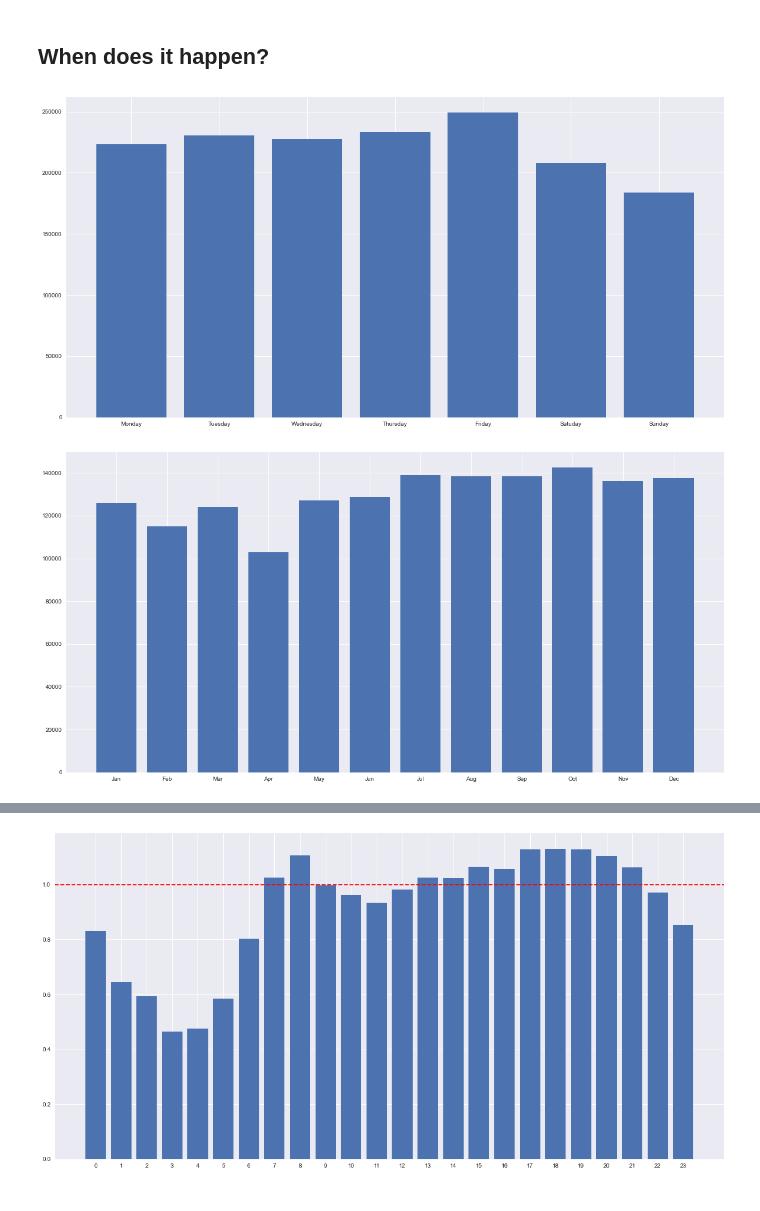
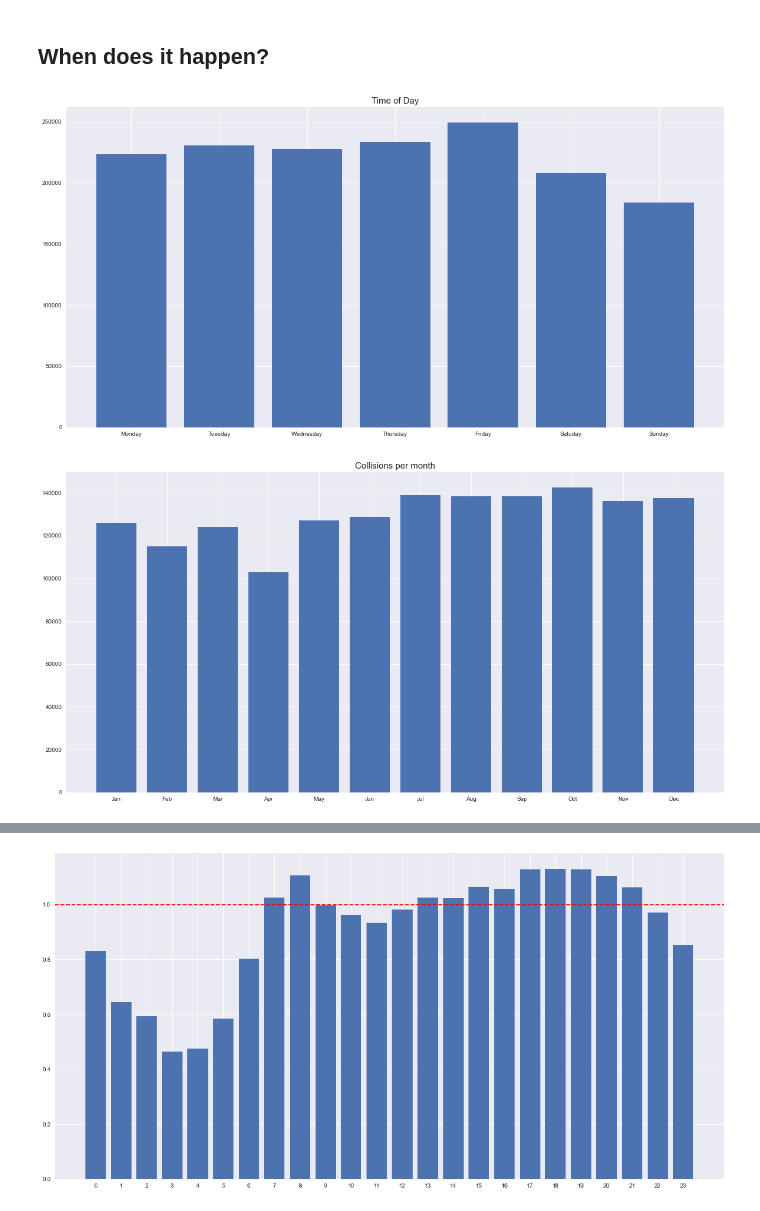
Before and after one commit to rasgaard/socialdatascience, a Jupyter notebook: notebook.ipynb, the cells around one changed output, grey strips where cells are left out. Drawn from its saved outputs; the diff is of its cells as text; code cells hidden in the pictures.

```diff
--- a/notebook.ipynb
+++ b/notebook.ipynb
@@ -103,14 +106,16 @@ df['CRASH TIMESTAMP'] = pd.to_datetime(df['CRASH DATE'] + ' ' + df['CRASH TIME']
 # %%
 plt.figure(figsize=(20,10))
 plt.bar(df.groupby(df['CRASH TIMESTAMP'].dt.weekday).size().index, df.groupby(df['CRASH TIMESTAMP'].dt.weekday).size().values)
-plt.xticks(range(0,7), ['Monday','Tuesday','Wednesday','Thursday','Friday', 'Satuday', 'Sunday'])
+plt.xticks(range(0,7), ['Monday','Tuesday','Wednesday','Thursday','Friday', 'Satuday', 'Sunday'], fontsize=10)
+plt.title('Time of Day', fontsize=15)
 plt.show()
 # %% [output]
-[figure, old version]
+[figure, new version]
 # %%
 plt.figure(figsize=(20,10))
 plt.bar(df.groupby(df['CRASH TIMESTAMP'].dt.month).size().index, df.groupby(df['CRASH TIMESTAMP'].dt.month).size().values)
 plt.xticks(range(1,13), ['Jan', 'Feb', 'Mar', 'Apr', 'May', 'Jun', 'Jul', 'Aug', 'Sep', 'Oct', 'Nov', 'Dec'])
+plt.title('Collisions per month', fontsize=15)
 plt.show()
 # %% [output]
-[figure, old version]
+[figure, new version]
```
Also changed, not shown: parts of 7 cells of this notebook.
